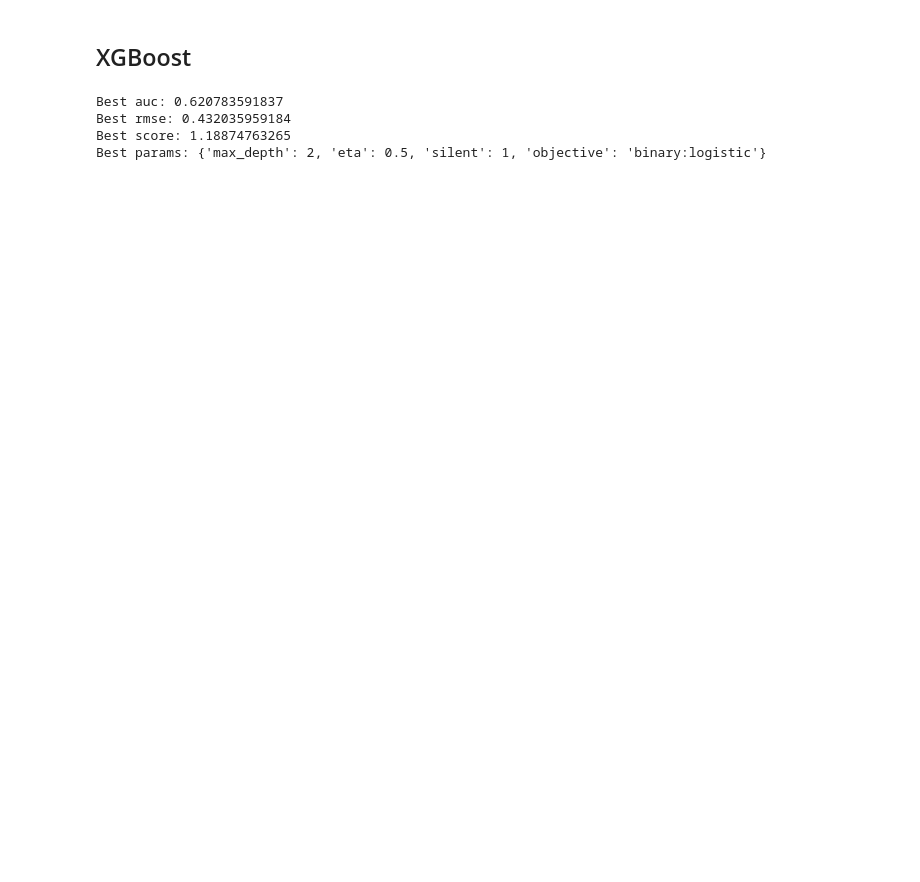
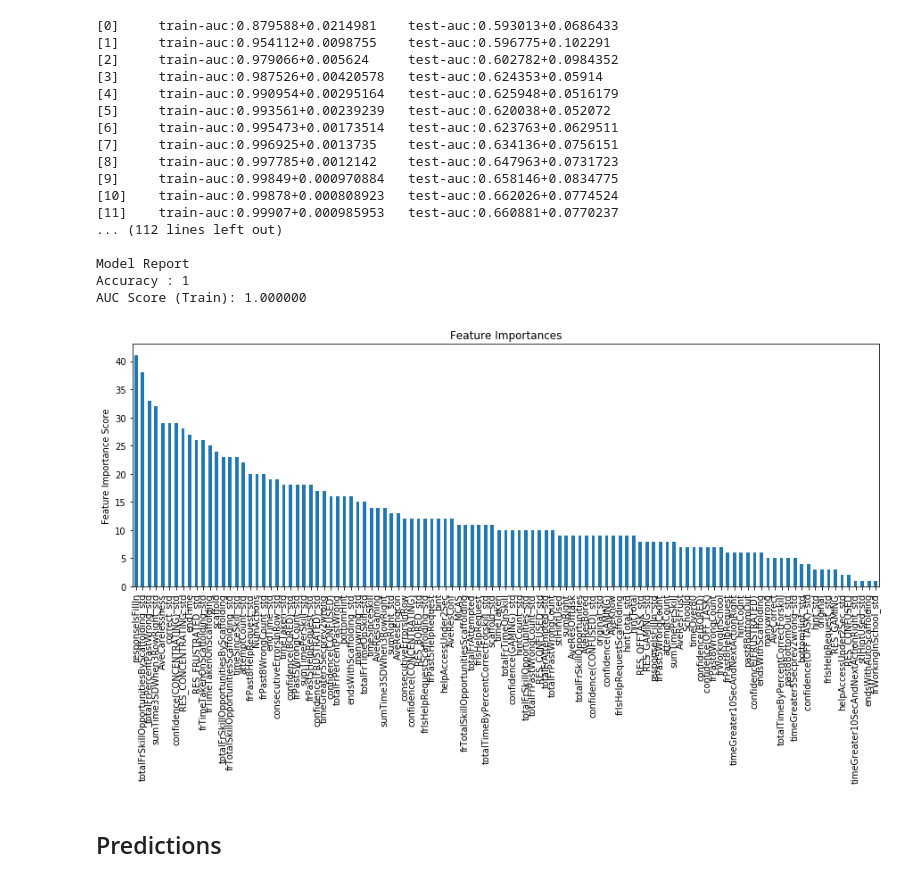
Before and after one commit to darioAnongba/ASSIStments-Competition, a Jupyter notebook: xgboost.ipynb, the cells around one changed output. Cells and saved outputs as stored; diff of their text form; code cells hidden in the pictures; blank space fills up the shorter version.

Commit message:
XGBoost try

```diff
--- a/xgboost.ipynb
+++ b/xgboost.ipynb
@@ -76,0 +74,16 @@ X_test.shape
+# %%
+predictors = [x for x in train.columns if x not in columns_not_keep]
+
+xgb1 = XGBClassifier(
+ learning_rate =0.05,
+ n_estimators=1000,
+ max_depth=5,
+ min_child_weight=1,
+ gamma=0,
+ subsample=0.8,
+ colsample_bytree=0.8,
+ objective= 'binary:logistic',
+ nthread=4,
+ scale_pos_weight=1,
+ seed=27)
+modelfit(xgb1, train, predictors)
@@ -76,0 +212,14 @@ X_test.shape
+# %%
+xgb5 = XGBClassifier(
+ learning_rate =0.05,
+ n_estimators=1000,
+ max_depth=10,
+ min_child_weight=1,
+ gamma=0,
+ subsample=0.8,
+ colsample_bytree=0.8,
+ objective= 'binary:logistic',
+ nthread=4,
+ scale_pos_weight=1,
+ seed=27)
+modelfit(xgb5, train, predictors, cv_folds=7)
@@ -77,2 +286,35 @@ X_test.shape
+# %%
+xgbFinal = XGBClassifier(
+ learning_rate =0.09,
+ n_estimators=124,
+ max_depth=10,
+ min_child_weight=1,
+ gamma=0,
+ subsample=0.8,
+ colsample_bytree=0.8,
+ objective= 'binary:logistic',
+ nthread=4,
+ scale_pos_weight=1,
+ seed=27)
+modelfit(xgbFinal, train, predictors, cv_folds=7)
+# %% [output]
+[0]     train-auc:0.879588+0.0214981    test-auc:0.593013+0.0686433
+[1]     train-auc:0.954112+0.0098755    test-auc:0.596775+0.102291
+[2]     train-auc:0.979066+0.005624     test-auc:0.602782+0.0984352
+[3]     train-auc:0.987526+0.00420578   test-auc:0.624353+0.05914
+[4]     train-auc:0.990954+0.00295164   test-auc:0.625948+0.0516179
+[5]     train-auc:0.993561+0.00239239   test-auc:0.620038+0.052072
+[6]     train-auc:0.995473+0.00173514   test-auc:0.623763+0.0629511
+[7]     train-auc:0.996925+0.0013735    test-auc:0.634136+0.0756151
+[8]     train-auc:0.997785+0.0012142    test-auc:0.647963+0.0731723
+[9]     train-auc:0.99849+0.000970884   test-auc:0.658146+0.0834775
+[10]    train-auc:0.99878+0.000808923   test-auc:0.662026+0.0774524
+[11]    train-auc:0.99907+0.000985953   test-auc:0.660881+0.0770237
+... (112 lines left out)
+
+Model Report
+Accuracy : 1
+AUC Score (Train): 1.000000
+[figure, added]
 # %% [markdown]
-## XGBoost
+## Predictions
@@ -106,10 +320,0 @@ for depth in depths:
-# %%
-print('Best auc:', best_auc)
-print('Best rmse:', best_rmse)
-print('Best score:', max_score)
-print('Best params:', best_param)
-# %% [output]
-Best auc: 0.620783591837
-Best rmse: 0.432035959184
-Best score: 1.18874763265
-Best params: {'max_depth': 2, 'eta': 0.5, 'silent': 1, 'objective': 'binary:logistic'}
```
Also changed, not shown: parts of 27 cells of this notebook, 3 other files.
